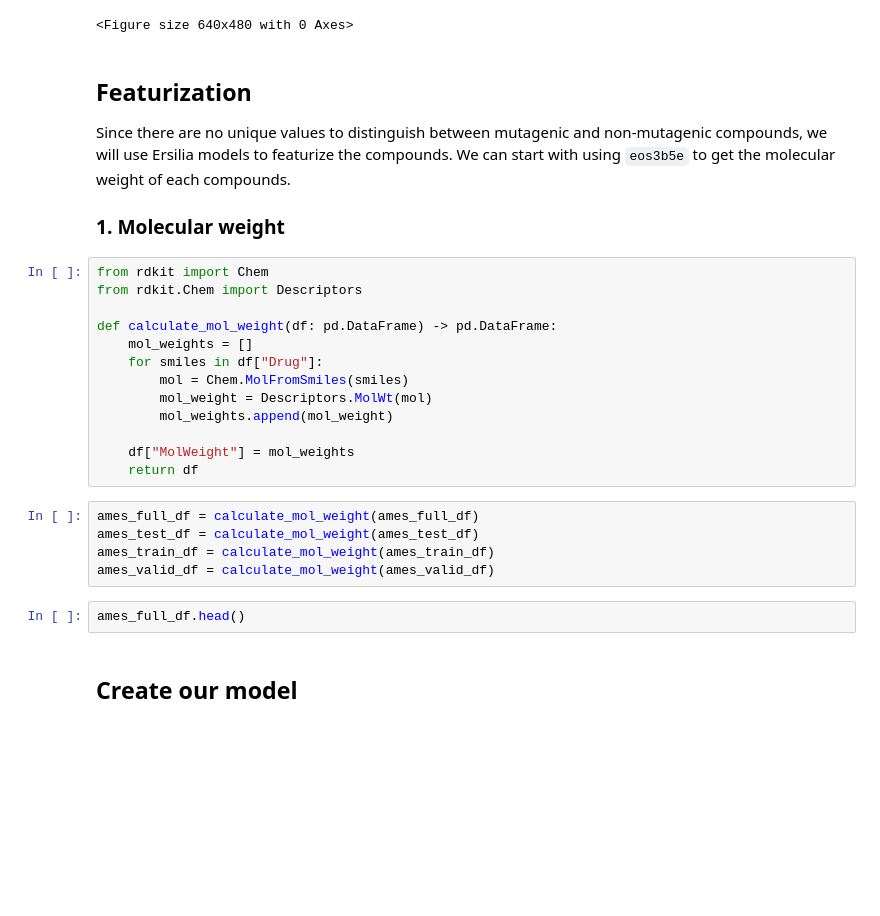
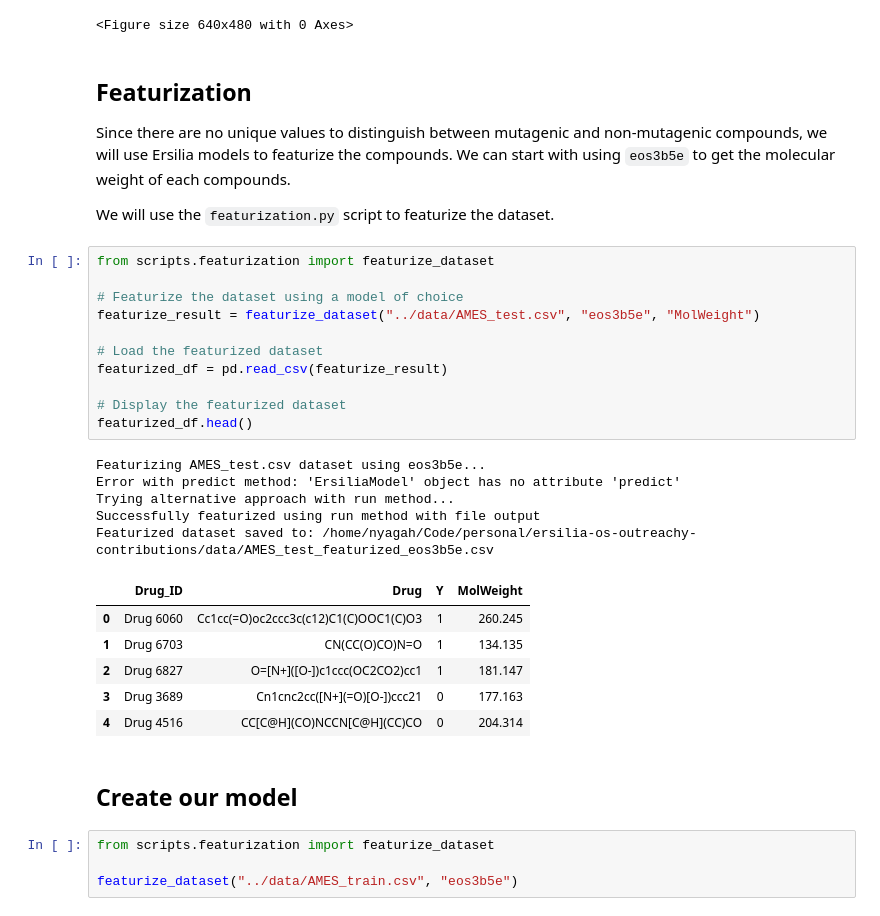
Before and after one commit to tony-nyagah/ersilia-os-outreachy-contributions, a Jupyter notebook: notebooks/analysis.ipynb, the cells around one changed output. Cells and saved outputs as stored; diff of their text form; blank space fills up the shorter version.

```diff
--- a/notebooks/analysis.ipynb
+++ b/notebooks/analysis.ipynb
@@ -101,26 +101,33 @@ plt.savefig("../figures/ames_class_distribution.png")
 
 Since there are no unique values to distinguish between mutagenic and non-mutagenic compounds, we will use Ersilia models to featurize the compounds. We can start with using `eos3b5e` to get the molecular weight of each compounds.
 
-### 1. Molecular weight
+We will use the `featurization.py` script to featurize the dataset.
-# %%
-from rdkit import Chem
-from rdkit.Chem import Descriptors
-
-def calculate_mol_weight(df: pd.DataFrame) -> pd.DataFrame:
-    mol_weights = []
-    for smiles in df["Drug"]:
-        mol = Chem.MolFromSmiles(smiles)
-        mol_weight = Descriptors.MolWt(mol)
-        mol_weights.append(mol_weight)
-
-    df["MolWeight"] = mol_weights
-    return df
-# %%
-ames_full_df = calculate_mol_weight(ames_full_df)
-ames_test_df = calculate_mol_weight(ames_test_df)
-ames_train_df = calculate_mol_weight(ames_train_df)
-ames_valid_df = calculate_mol_weight(ames_valid_df)
-# %%
-ames_full_df.head()
+# %%
+from scripts.featurization import featurize_dataset
+
+# Featurize the dataset using a model of choice
+featurize_result = featurize_dataset("../data/AMES_test.csv", "eos3b5e", "MolWeight")
+
+# Load the featurized dataset
+featurized_df = pd.read_csv(featurize_result)
+
+# Display the featurized dataset
+featurized_df.head()
+# %% [output]
+Featurizing AMES_test.csv dataset using eos3b5e...
+Error with predict method: 'ErsiliaModel' object has no attribute 'predict'
+Trying alternative approach with run method...
+Successfully featurized using run method with file output
+Featurized dataset saved to: /home/nyagah/Code/personal/ersilia-os-outreachy-contributions/data/AMES_test_featurized_eos3b5e.csv
+|  | Drug_ID | Drug | Y | MolWeight |
+| 0 | Drug 6060 | Cc1cc(=O)oc2ccc3c(c12)C1(C)OOC1(C)O3 | 1 | 260.245 |
+| 1 | Drug 6703 | CN(CC(O)CO)N=O | 1 | 134.135 |
+| 2 | Drug 6827 | O=[N+]([O-])c1ccc(OC2CO2)cc1 | 1 | 181.147 |
+| 3 | Drug 3689 | Cn1cnc2cc([N+](=O)[O-])ccc21 | 0 | 177.163 |
+| 4 | Drug 4516 | CC[C@H](CO)NCCN[C@H](CC)CO | 0 | 204.314 |
 # %% [markdown]
 ## Create our model
+# %%
+from scripts.featurization import featurize_dataset
+
+featurize_dataset("../data/AMES_train.csv", "eos3b5e")
```
Also changed, not shown: 12 other files.
